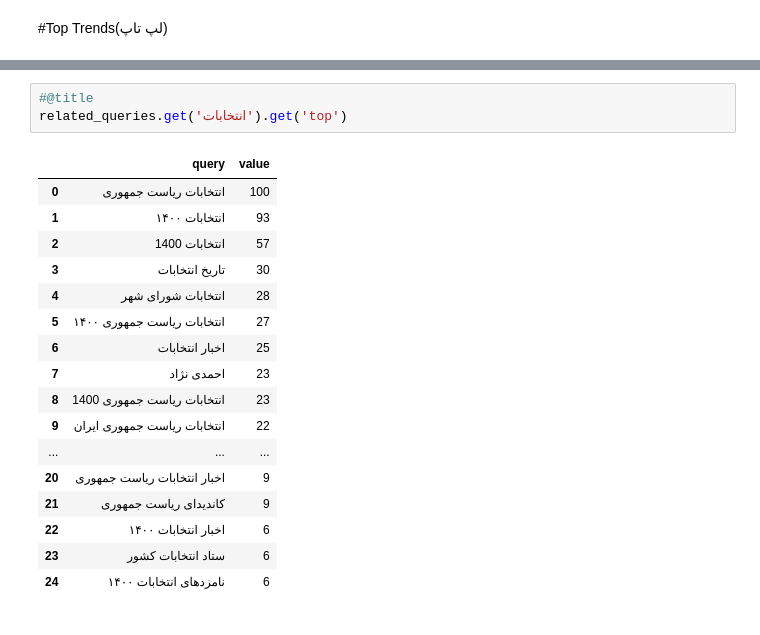
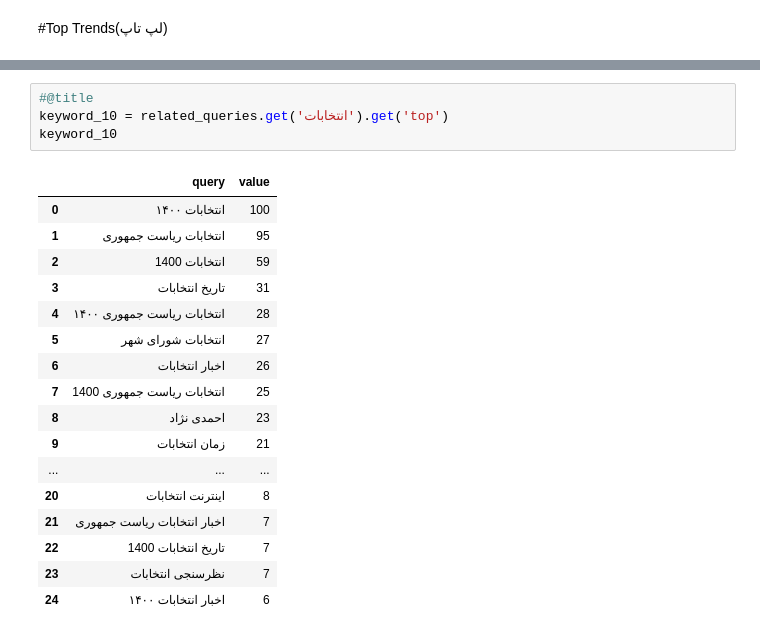
Before and after one commit to mrohani/Keyword-Trends-Analyser, a Jupyter notebook: Keyword_Trend_Analyser.ipynb, the cells around one changed output, grey strips where cells are left out. Cells and saved outputs as stored; diff of their text form.

```diff
--- a/Keyword_Trend_Analyser.ipynb
+++ b/Keyword_Trend_Analyser.ipynb
@@ -215,21 +245,22 @@ related_queries.get('انتخابات').get('rising')
 # %%
 #@title
-related_queries.get('انتخابات').get('top')
+keyword_10 = related_queries.get('انتخابات').get('top')
+keyword_10
 # %% [output]
 |  | query | value |
-| 0 | انتخابات ریاست جمهوری | 100 |
-| 1 | انتخابات ۱۴۰۰ | 93 |
-| 2 | انتخابات 1400 | 57 |
-| 3 | تاریخ انتخابات | 30 |
-| 4 | انتخابات شورای شهر | 28 |
-| 5 | انتخابات ریاست جمهوری ۱۴۰۰ | 27 |
-| 6 | اخبار انتخابات | 25 |
-| 7 | احمدی نژاد | 23 |
-| 8 | انتخابات ریاست جمهوری 1400 | 23 |
-| 9 | انتخابات ریاست جمهوری ایران | 22 |
+| 0 | انتخابات ۱۴۰۰ | 100 |
+| 1 | انتخابات ریاست جمهوری | 95 |
+| 2 | انتخابات 1400 | 59 |
+| 3 | تاریخ انتخابات | 31 |
+| 4 | انتخابات ریاست جمهوری ۱۴۰۰ | 28 |
+| 5 | انتخابات شورای شهر | 27 |
+| 6 | اخبار انتخابات | 26 |
+| 7 | انتخابات ریاست جمهوری 1400 | 25 |
+| 8 | احمدی نژاد | 23 |
+| 9 | زمان انتخابات | 21 |
 | ... | ... | ... |
-| 20 | اخبار انتخابات ریاست جمهوری | 9 |
-| 21 | کاندیدای ریاست جمهوری | 9 |
-| 22 | اخبار انتخابات ۱۴۰۰ | 6 |
-| 23 | ستاد انتخابات کشور | 6 |
-| 24 | نامزدهای انتخابات ۱۴۰۰ | 6 |
+| 20 | اینترنت انتخابات | 8 |
+| 21 | اخبار انتخابات ریاست جمهوری | 7 |
+| 22 | تاریخ انتخابات 1400 | 7 |
+| 23 | نظرسنجی انتخابات | 7 |
+| 24 | اخبار انتخابات ۱۴۰۰ | 6 |
```
Also changed, not shown: parts of 23 cells of this notebook.
